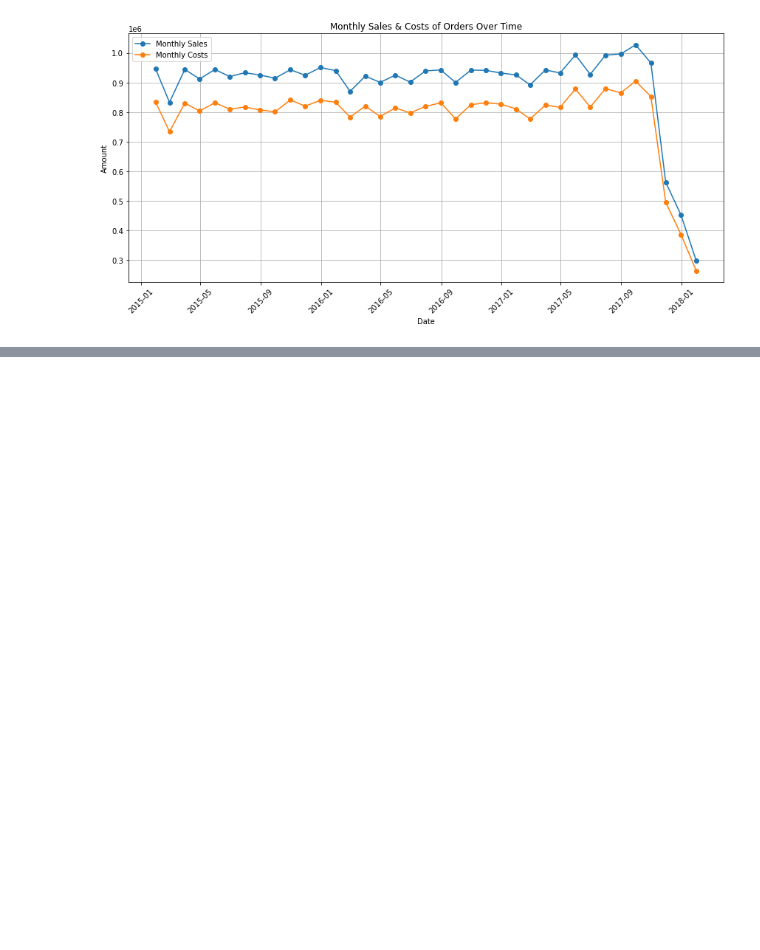
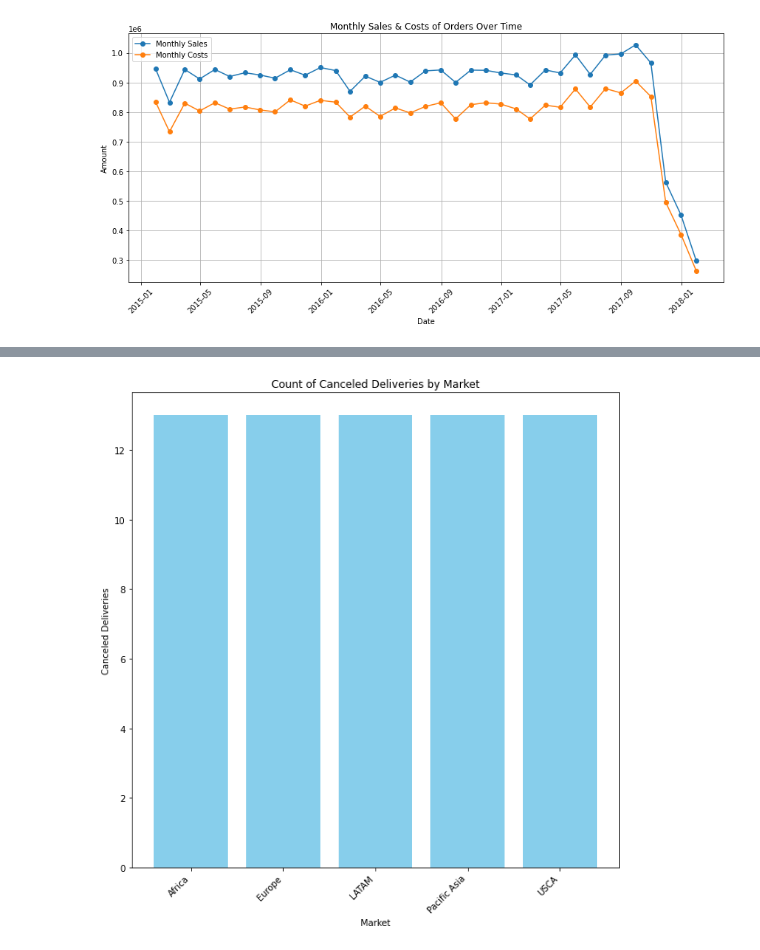
Before and after one commit to CCNY-Analytics-and-Quant/StevenCEdwinA-BAFall2023, a Jupyter notebook: Final Project.ipynb, the cells around one changed output, grey strips where cells are left out. Drawn from its saved outputs; the diff is of its cells as text; code cells hidden in the pictures; blank space fills up the shorter version.

```diff
--- a/Final Project.ipynb
+++ b/Final Project.ipynb
@@ -421,0 +494,29 @@ See the caveats in the documentation: https://pandas.pydata.org/pandas-docs/stab
+# %%
+# Visualization of the distribution of the delivery status
+#plt.figure(figsize=(10, 24))
+#plt.bar(market_delivery_status['Market'], market_delivery_status['Delivery_Status'])
+# plt.xticks(rotation=360)
+#plt.ylabel('Delivery Status')
+#plt.xlabel('Market')
+# plt.title('Delivery Status by Market')
+# plt.show()
+#~~~~~~~~~~~~~~~~~~~~~~~~~~~~~~~~~~~~~~~ Test Code Above ~~~~~~~~~~~~~~~~~~~~~~~~~~~~~~~~~~~~~~~~~~~~~~~~~~~
+
+canceled_deliveries = deliveryStatus[deliveryStatus['Delivery_Status'] == 'Shipping canceled']
+
+# Grouping by 'Market' and counting on-time deliveries
+canceled_counts = canceled_deliveries.groupby('Market').size().reset_index(name = 'Canceled Deliveries')
+
+# Sorting markets by the count of on-time deliveries in descending order
+canceled_counts = canceled_counts.sort_values(by = 'Canceled Deliveries', ascending=False)
+
+# Plotting the bar graph
+plt.figure(figsize=(10, 10))
+plt.bar(canceled_counts['Market'], canceled_counts['Canceled Deliveries'], color='skyblue')
+plt.xlabel('Market')
+plt.ylabel('Canceled Deliveries')
+plt.title('Count of Canceled Deliveries by Market')
+plt.xticks(rotation=45, ha='right')  # Rotate x-axis labels for better readability
+plt.show()
+# %% [output]
+[figure, added]
```
Also changed, not shown: parts of 7 cells of this notebook.
